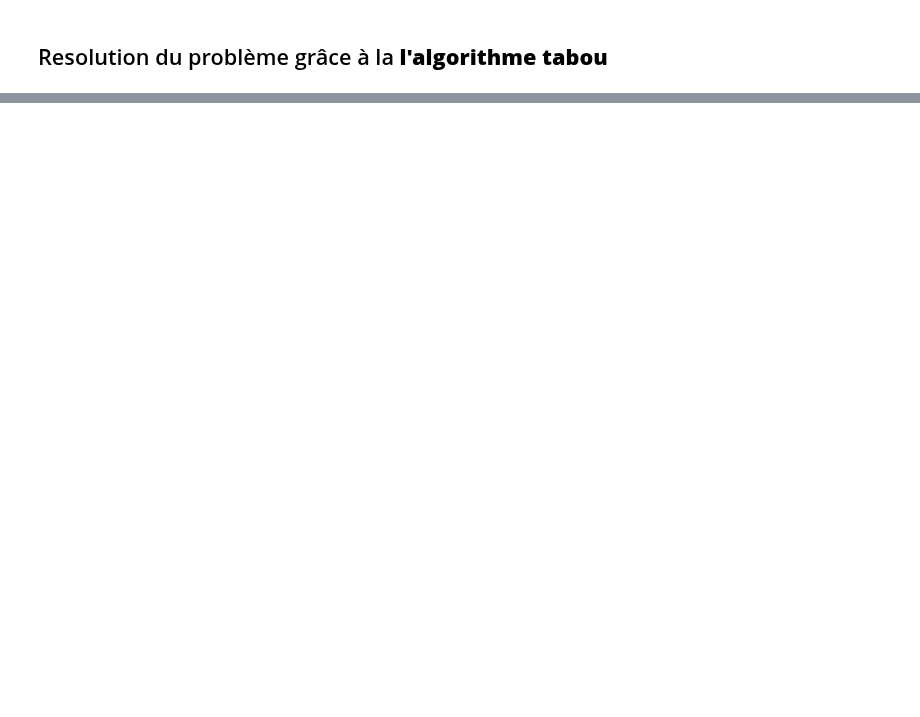
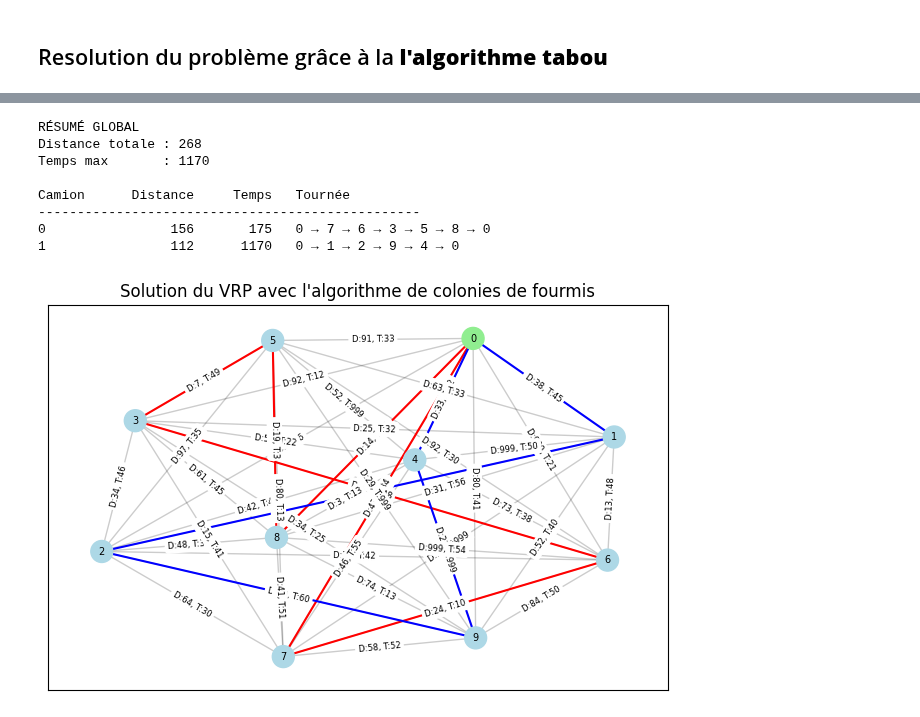
Before and after one commit to Hassen-Medles/Operational-Research, a Jupyter notebook: Soutenance.ipynb, the cells around one changed output, grey strips where cells are left out. Drawn from its saved outputs; the diff is of its cells as text; code cells hidden in the pictures; blank space fills up the shorter version.

```diff
--- a/Soutenance.ipynb
+++ b/Soutenance.ipynb
@@ -323,0 +435,19 @@ draw_graph(G, best_solution, title="Solution VRP avec recherche Tabou")
+# %%
+# Cette fonction retourne les routes et la distance totale minimale trouvées par l'algorithme de colonies de fourmis.
+solution = ants_VRP(G, K)
+
+# Pour chaque tournée, elle affiche les nœuds visités et la distance parcourue.
+print_solution(G, solution)
+
+# Affiche le graphe avec les tournées optimales visualisées
+draw_graph(G, solution, title="Solution du VRP avec l'algorithme de colonies de fourmis")
+# %% [output]
+RÉSUMÉ GLOBAL
+Distance totale : 268
+Temps max       : 1170
+
+Camion      Distance     Temps   Tournée
+-------------------------------------------------
+0                156       175   0 → 7 → 6 → 3 → 5 → 8 → 0
+1                112      1170   0 → 1 → 2 → 9 → 4 → 0
+[figure, added]
```
Also changed, not shown: parts of 13 cells of this notebook.
